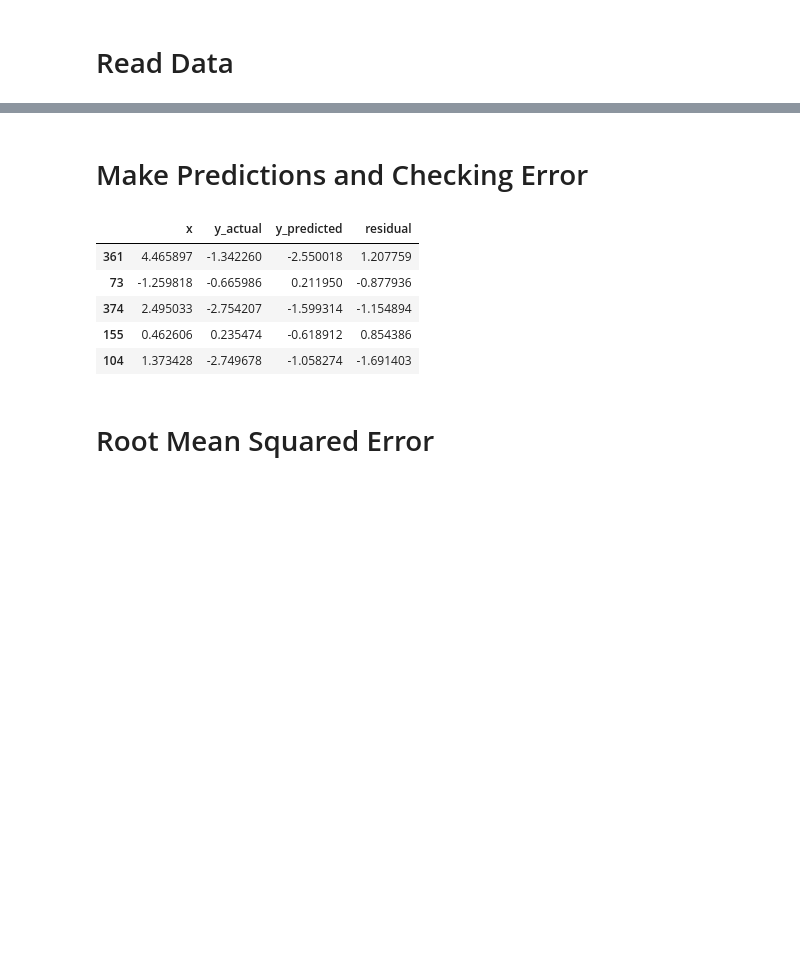
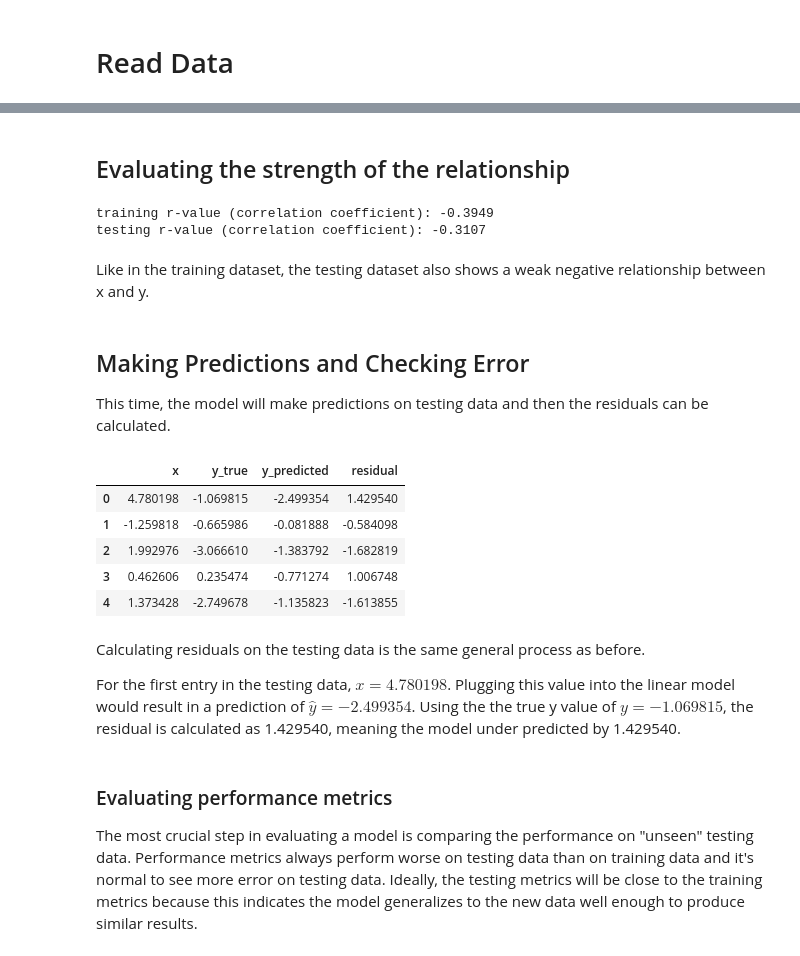
Before and after one commit to papir805/Stanford-ML-Class, a Jupyter notebook: notebooks/linear_regression.ipynb, the cells around one changed output, grey strips where cells are left out. Saved outputs shown, nothing was run; the diff lists cells and outputs as text; code cells hidden in the pictures; blank space fills up the shorter version.

Commit message:
Lin reg first draft complete

```diff
--- a/notebooks/linear_regression.ipynb
+++ b/notebooks/linear_regression.ipynb
@@ -32,4 +36,12 @@ sample_size = df.shape[0]
 # %%
-X_train, X_test, y_train, y_test = train_test_split(df[x_label], df[y_label],
+# Specify which column in the df is to be used as the input feature to the linear regression model
+x_label = ['x']
+
+# Identify which column is the output feature the model is trying to predict
+y_label = ['y']
+
+# Split dataset into training and testing dataset
+X_train, X_test, y_train, y_test = train_test_split(df[x_label].values,
+                                                    df[y_label].values,
                                                     test_size=0.25,
                                                     random_state=42)
@@ -38,6 +58,14 @@ X_train, X_test, y_train, y_test = train_test_split(df[x_label], df[y_label],
 # %%
-lin_reg_model = scipy.stats.linregress(X_train, y_train)
+# Create linear regression object
+lin_reg_model = linear_model.LinearRegression()
 
-slope = lin_reg_model.slope
-intercept = lin_reg_model.intercept
-r_value = lin_reg_model.rvalue
+# Train the model using the training dataset
+lin_reg_model = lin_reg_model.fit(X_train, y_train)
+
+# The slope
+slope = lin_reg_model.coef_
+print(f"Slope: {slope}")
+
+# The y-intercept
+intercept = lin_reg_model.intercept_
+print(f"y-intercept: {intercept}")
@@ -44,2 +197,16 @@ r_value = lin_reg_model.rvalue
+# %% [markdown]
+## Evaluating the strength of the relationship
+# %%
+# The r-value (correlation coefficient)
+test_r_value = r_regression(X_test, y_test.flatten())[0]
+print(f"training r-value (correlation coefficient): {train_r_value:.4f}")
+print(f"testing r-value (correlation coefficient): {test_r_value:.4f}")
+# %% [output]
+training r-value (correlation coefficient): -0.3949
+testing r-value (correlation coefficient): -0.3107
+# %% [markdown]
+Like in the training dataset, the testing dataset also shows a weak negative relationship between x and y.
 # %% [markdown]
-# Make Predictions and Checking Error
+## Making Predictions and Checking Error
+
+This time, the model will make predictions on testing data and then the residuals can be calculated.
@@ -49,15 +213,29 @@ residuals = y_test - predictions
 # %%
-results_df = pd.DataFrame({'x':X_test,
-                           'y_actual':y_test,
-                           'y_predicted':predictions,
-                           'residual':residuals})
-results_df.head()
+# Make predictions using the "unseen" testing data
+test_predictions = lin_reg_model.predict(X_test)
+
+# Calculate the error (residual) for each prediction
+test_residuals = y_test - test_predictions
+
+# Store results in dataframe
+test_results_df = pd.DataFrame({'x':X_test.flatten(),
+                                'y_true':y_test.flatten(),
+                                'y_predicted':test_predictions.flatten(),
+                                'residual':test_residuals.flatten()})
+test_results_df.head()
 # %% [output]
-|  | x | y_actual | y_predicted | residual |
-| 361 | 4.465897 | -1.342260 | -2.550018 | 1.207759 |
-| 73 | -1.259818 | -0.665986 | 0.211950 | -0.877936 |
-| 374 | 2.495033 | -2.754207 | -1.599314 | -1.154894 |
-| 155 | 0.462606 | 0.235474 | -0.618912 | 0.854386 |
-| 104 | 1.373428 | -2.749678 | -1.058274 | -1.691403 |
+|  | x | y_true | y_predicted | residual |
+| 0 | 4.780198 | -1.069815 | -2.499354 | 1.429540 |
+| 1 | -1.259818 | -0.665986 | -0.081888 | -0.584098 |
+| 2 | 1.992976 | -3.066610 | -1.383792 | -1.682819 |
+| 3 | 0.462606 | 0.235474 | -0.771274 | 1.006748 |
+| 4 | 1.373428 | -2.749678 | -1.135823 | -1.613855 |
+# %% [markdown]
+Calculating residuals on the testing data is the same general process as before.
+
+For the first entry in the testing data, $x=4.780198$.  Plugging this value into the linear model would result in a prediction of $\hat y = -2.499354$.  Using the
+the true y value of $y=-1.069815$, the residual is calculated as 1.429540, meaning the model under predicted by 1.429540.
 # %% [markdown]
-# Root Mean Squared Error
+### Evaluating performance metrics
+
+The most crucial step in evaluating a model is comparing the performance on "unseen" testing data.  Performance metrics always perform worse on testing data than on training data and it's normal to see more error on testing data.  Ideally, the testing metrics will be close to the training metrics because this indicates the model generalizes to the new data well enough to produce similar results.
```
Also changed, not shown: parts of 33 cells of this notebook, 1 other file.
